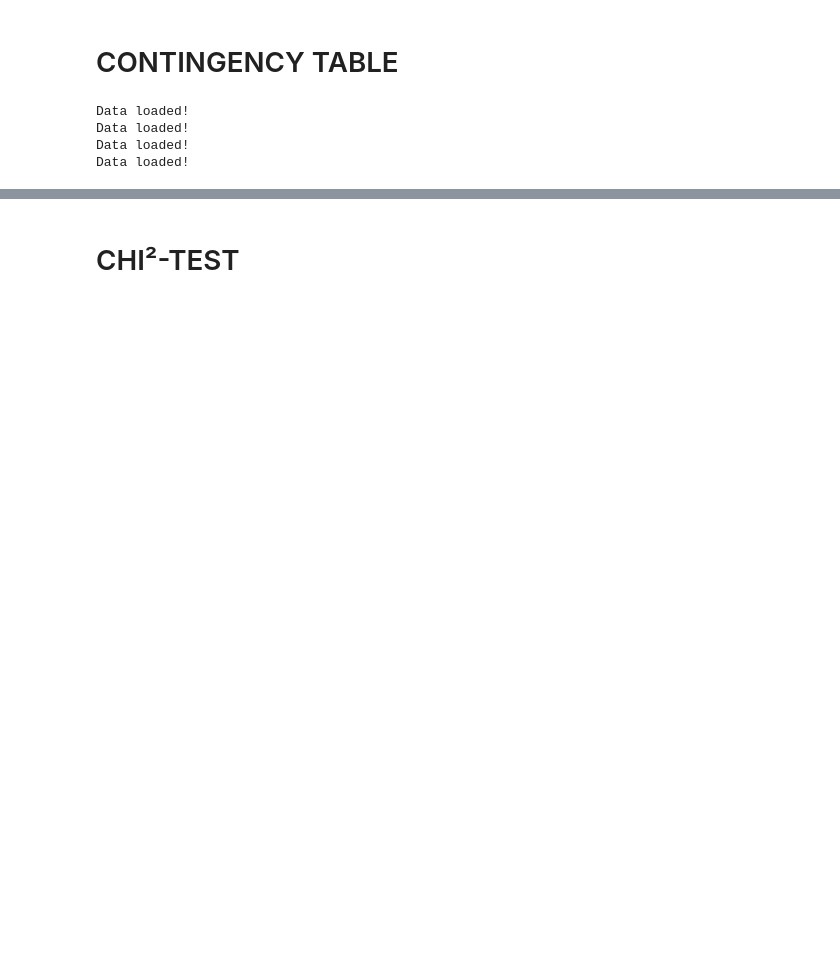
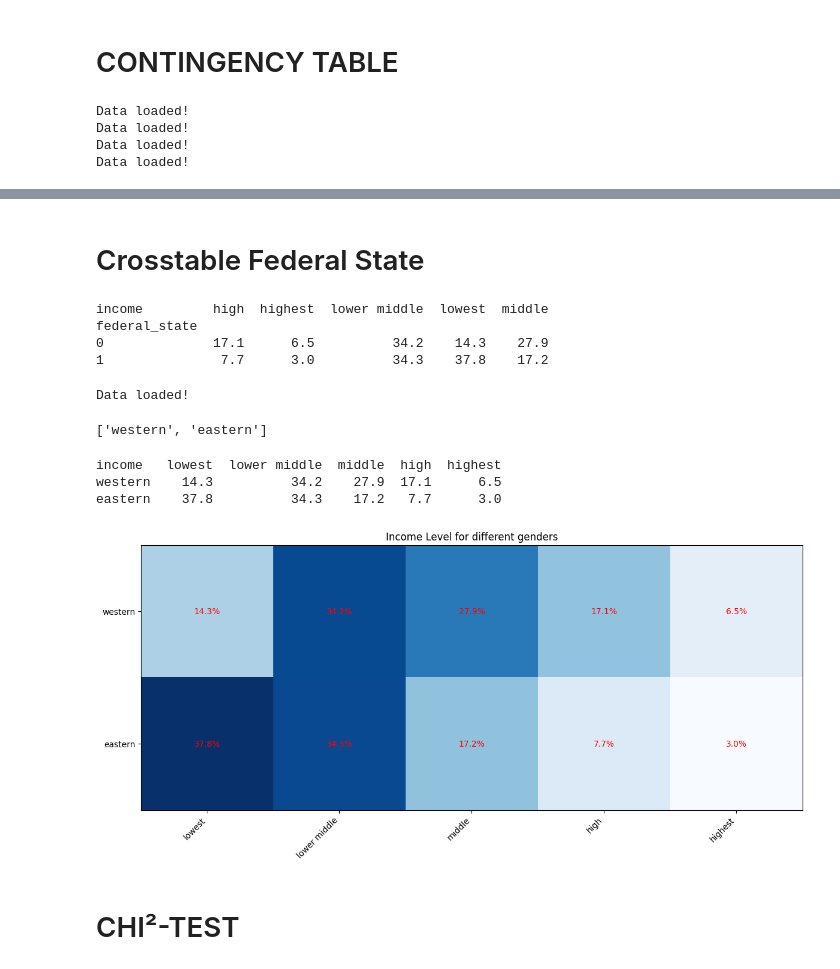
Before and after one commit to metropolisjenensis/Probabilistic-Machine-Learning_lecture-PROJECTS, a Jupyter notebook: projects/13-3NTXXXX_microcensus_income/notebooks/categorical_nb.ipynb, the cells around one changed output, grey strips where cells are left out. Drawn from its saved outputs; the diff is of its cells as text; code cells hidden in the pictures; blank space fills up the shorter version.

```diff
--- a/projects/13-3NTXXXX_microcensus_income/notebooks/categorical_nb.ipynb
+++ b/projects/13-3NTXXXX_microcensus_income/notebooks/categorical_nb.ipynb
@@ -32,3 +77,60 @@ federal_state
+# %% [markdown]
+# Crosstable Federal State
+# %%
+#Pandas Crosstable (EMPLOYMENT STATUS)
+import pandas as pd
+
+table = pd.crosstab(X_train["federal_state"], y_train["income"], normalize="index")
+table_rounded = (table*100).round(1)
+print(table_rounded)
+# %% [output]
+income         high  highest  lower middle  lowest  middle
+federal_state
+0              17.1      6.5          34.2    14.3    27.9
+1               7.7      3.0          34.3    37.8    17.2
+# %%
+desired_order = ["lowest", "lower middle", "middle", "high", "highest"]
+table_rounded = table_rounded[desired_order]
+# %%
+label_data = data_load("data/df_labels.csv")
+labels = ["western", "eastern"]
+income_labels = list(table_rounded.columns)
+# %% [output]
+Data loaded!
+# %%
+print(labels)
+# %% [output]
+['western', 'eastern']
+# %%
+table_rounded.index = labels
+print(table_rounded)
+# %% [output]
+income   lowest  lower middle  middle  high  highest
+western    14.3          34.2    27.9  17.1      6.5
+eastern    37.8          34.3    17.2   7.7      3.0
+# %%
+import matplotlib.pyplot as plt
+
+fig, ax = plt.subplots(figsize=(12, 6))
+im = ax.imshow(table_rounded.values, cmap="Blues")
+
+# Labels
+ax.set_xticks(range(len(income_labels)))
+ax.set_xticklabels(income_labels, rotation=45, ha="right")
+ax.set_yticks(range(len(labels)))
+ax.set_yticklabels(labels)
+
+# Textannotation mit numerischem Zugriff
+for i, row_label in enumerate(labels):
+    for j, col_label in enumerate(income_labels):
+        value = table_rounded.loc[row_label, col_label]
+        ax.text(j, i, f"{value}%", ha="center", va="center", color="r")
+
+ax.set_title("Income Level for different genders")
+fig.tight_layout()
+plt.show()
+# %% [output]
+[figure, added]
 # %% [markdown]
 # CHI²-TEST
 # %%
```
Also changed, not shown: parts of 11 cells of this notebook, 10 other files.
